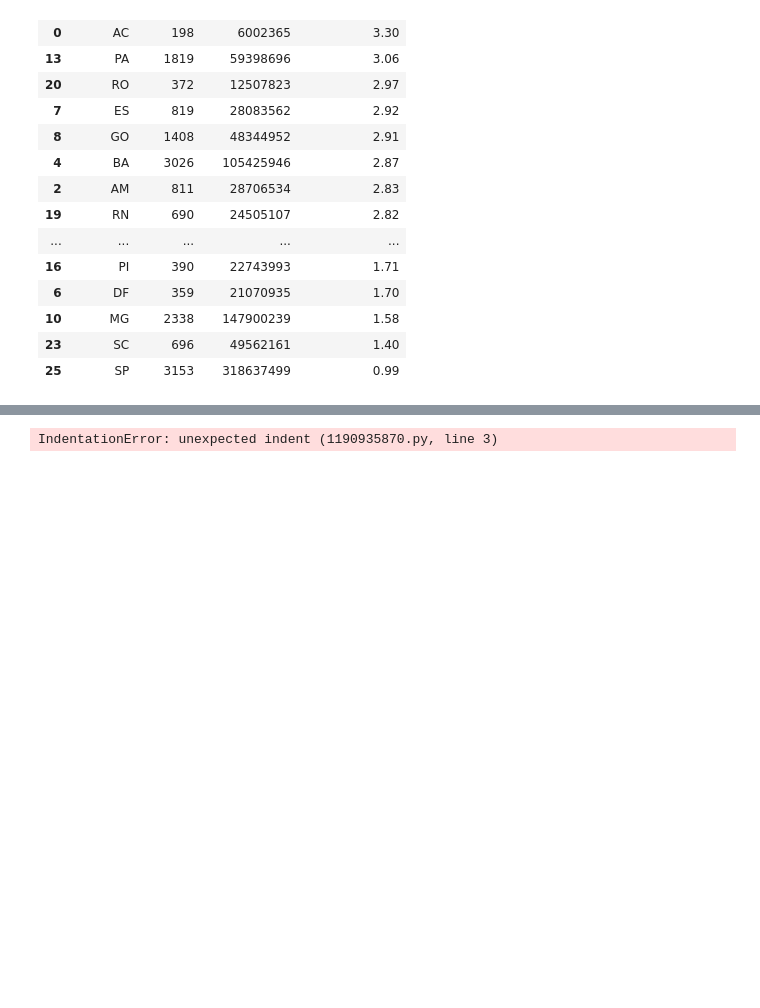
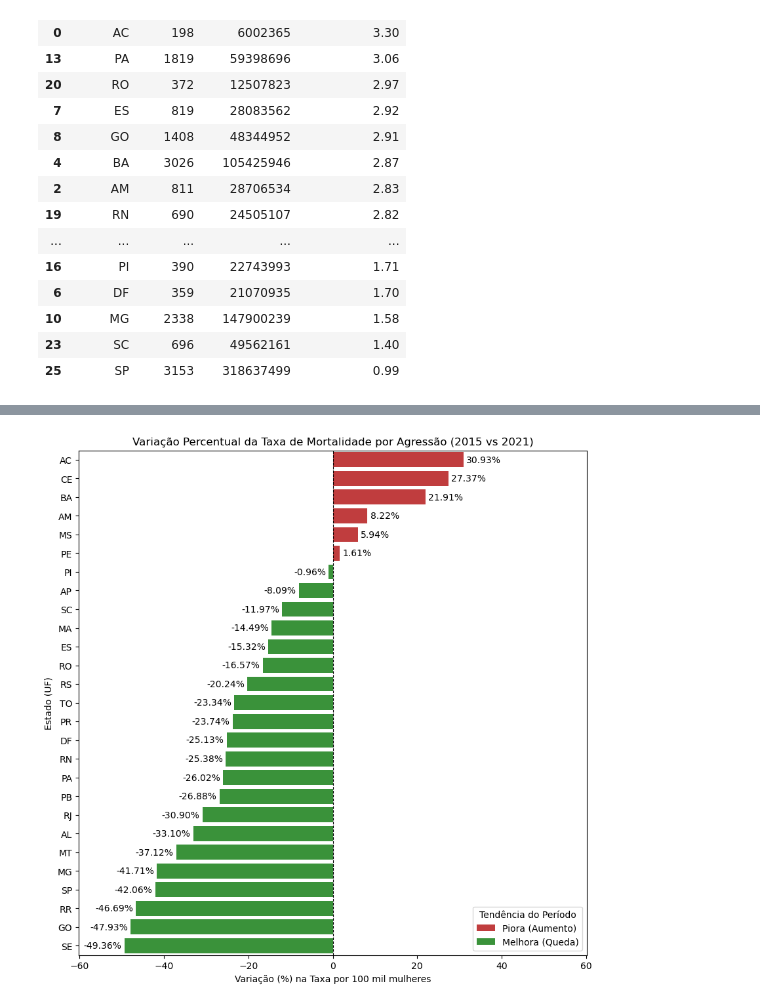
Before and after one commit to GustavoCyrilo/violencia_feminina_datasus, a Jupyter notebook: analise_mortalidade.ipynb, the cells around one changed output, grey strips where cells are left out. Cells and saved outputs as stored; diff of their text form; code cells hidden in the pictures; blank space fills up the shorter version.

```diff
--- a/analise_mortalidade.ipynb
+++ b/analise_mortalidade.ipynb
@@ -229,32 +241,37 @@ grafico_variacao = sns.barplot(
     data=tabela_variacao,
     x="VARIACAO_PERCENTUAL",
     y="ESTADO",
     hue="TENDENCIA",
     ax=ax,
     palette={
         "Piora (Aumento)": "#d62728",
         "Melhora (Queda)": "#2ca02c"
     }
 )
 
+limite = max(
+    abs(tabela_variacao["VARIACAO_PERCENTUAL"].min()),
+    abs(tabela_variacao["VARIACAO_PERCENTUAL"].max())
+) * 1.22
+
 grafico_variacao.set(
     title="Variação Percentual da Taxa de Mortalidade por Agressão (2015 vs 2021)",
     xlabel="Variação (%) na Taxa por 100 mil mulheres",
     ylabel="Estado (UF)",
-    xlim=(-60,60)
+    xlim=(-limite, limite)
 )
 
 ax.axvline(0, color="black", linewidth=0.8, linestyle="--")
 
 plt.legend(title="Tendência do Período", loc="lower right")
 
 for container in ax.containers:
     ax.bar_label(container, fmt="%.2f%%", padding=3)
 
 fig.savefig(
     "variacao_mortalidade_uf_2015_2021.png", dpi=300, bbox_inches="tight"
 )
 
 plt.show()
 # %% [output]
-IndentationError: unexpected indent (1190935870.py, line 3)
+[figure, added]
```
Also changed, not shown: parts of 5 cells of this notebook.
